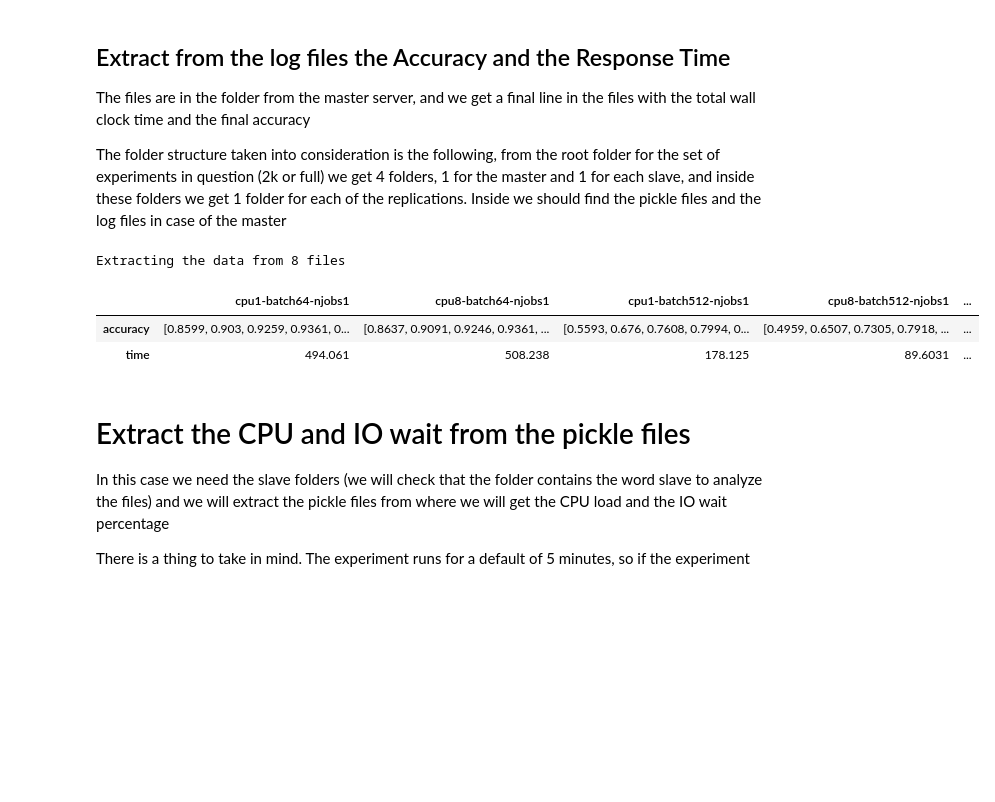
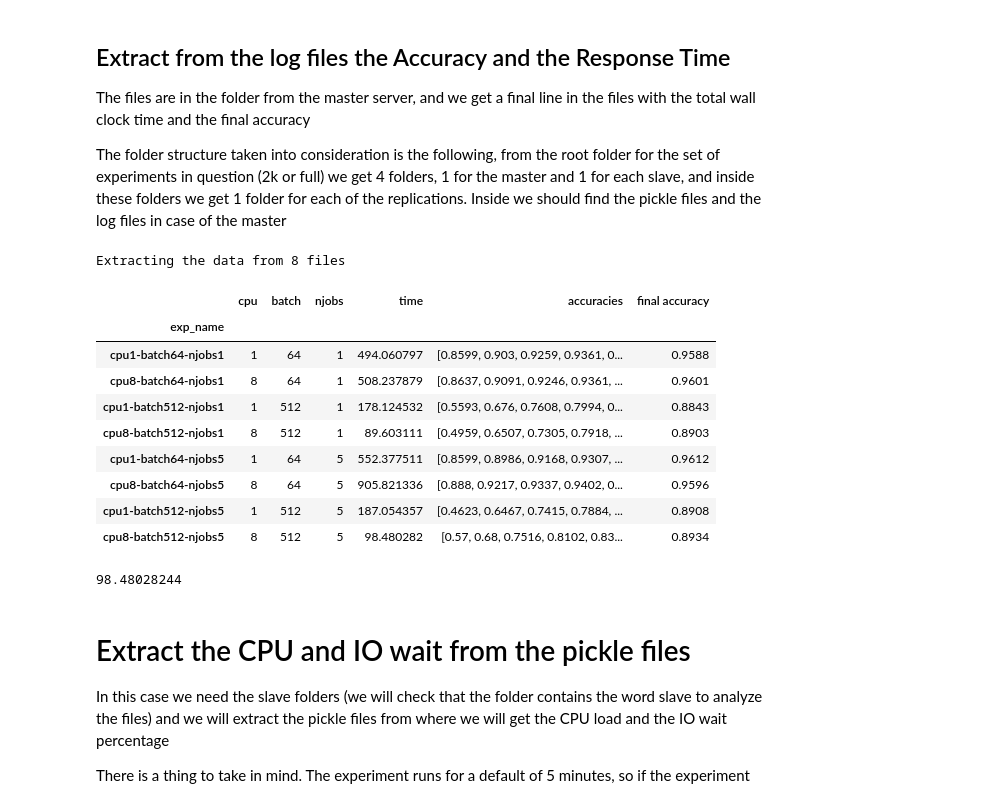
Before and after one commit to sharwinbobde/Courier-BigDL-Study, a Jupyter notebook: experiment-results.ipynb, the cells around one changed output. Saved outputs shown, nothing was run; the diff lists cells and outputs as text; code cells hidden in the pictures; blank space fills up the shorter version.

Commit message:
Kept working on experiments and the regressor

```diff
--- a/experiment-results.ipynb
+++ b/experiment-results.ipynb
@@ -35,50 +63,89 @@ pickle files and the log files in case of the master
 # %%
+
+def split_name(exp_name: str) -> (int, int, int):
+    """Given the name of the file give back the settings of the experiment"""
+    parts = exp_name.split('-')
+    cpu = int(parts[0].replace('cpu', '').strip())
+    batch = int(parts[1].replace('batch', '').strip())
+    njobs = int(parts[2].replace('njobs', '').strip())
+
+    return cpu, batch, njobs
+
 # Read the folder os the master and search for the accuracy to build the dictionary
 # Right now for testing it just has one replication
 
 # This is the path we should change to either analyze the 2k or the full factorial
 path_root_master = './experiments/master/'
 
 # get the log files
 logs = glob.glob(os.path.join(path_root_master, '*.log'))
 
-# Extract the accuracy and the time
-results = defaultdict(dict)
+# Get a dict ready to transform into a dataframe for training of the
+# model and representation
+results = {
+    'exp_name': [],
+    'cpu': [],
+    'batch': [],
+    'njobs': [],
+    'time': [],
+    'accuracies':[],
+    'final accuracy': []
+}
 # Just take the final valuie for the ANOVA test
-res_final = defaultdict(dict)
+# res_final = defaultdict(dict)
+
 
 
 print(f'Extracting the data from {len(logs)} files')
 for log in logs:
     acc = []
     with open(log, 'r') as f:
         for line in f:
             if 'Top1Accuracy is Accuracy' in line:
                 _accuracy = line.strip().split(']')[-1].split(',')[-1].split(':')[-1].replace(')', '')
                 acc.append(float(_accuracy.strip()))
                 if len(acc) == 10:
                     # Then save the time here
                     time = float(line.strip().split(']')[-2].split('[')[-1].split(' ')[-1].replace('s', ''))
-
+                    break
     # Add the results to the dictionary
     variables = log.split('-')[1:]
     name = '-'.join(variables).replace('.log', '')
-    results[name]['accuracy'] = acc
-    results[name]['time'] = time
+    cpu, batch, njobs = split_name(name)
+    # set all the columns
+    results['cpu'].append(cpu)
+    results['batch'].append(batch)
+    results['njobs'].append(njobs)
+    results['accuracies'].append(acc)
+    results['time'].append(time)
+    results['final accuracy'].append(acc[-1])
+    results['exp_name'].append(name)
 
-    # Fill in the anova dictionary too
-    res_final[name]['time'] = time
-    res_final[name]['accuracy'] = acc[-1]
+    # # Fill in the anova dictionary too
+    # res_final[name]['time'] = time
+    # res_final[name]['accuracy'] = acc[-1]
 
-df = pd.DataFrame(results)
+results_df = pd.DataFrame(results)
+results_df = results_df.set_index('exp_name')
 
 # We should get the last accuracy to run ANOVA but to plot this is better
-df
+results_df
 # %% [output]
 Extracting the data from 8 files
-|  | cpu1-batch64-njobs1 | cpu8-batch64-njobs1 | cpu1-batch512-njobs1 | cpu8-batch512-njobs1 | ... |
-| accuracy | [0.8599, 0.903, 0.9259, 0.9361, 0... | [0.8637, 0.9091, 0.9246, 0.9361, ... | [0.5593, 0.676, 0.7608, 0.7994, 0... | [0.4959, 0.6507, 0.7305, 0.7918, ... | ... |
-| time | 494.061 | 508.238 | 178.125 | 89.6031 | ... |
+|  | cpu | batch | njobs | time | accuracies | final accuracy |
+| exp_name |  |  |  |  |  |  |
+| cpu1-batch64-njobs1 | 1 | 64 | 1 | 494.060797 | [0.8599, 0.903, 0.9259, 0.9361, 0... | 0.9588 |
+| cpu8-batch64-njobs1 | 8 | 64 | 1 | 508.237879 | [0.8637, 0.9091, 0.9246, 0.9361, ... | 0.9601 |
+| cpu1-batch512-njobs1 | 1 | 512 | 1 | 178.124532 | [0.5593, 0.676, 0.7608, 0.7994, 0... | 0.8843 |
+| cpu8-batch512-njobs1 | 8 | 512 | 1 | 89.603111 | [0.4959, 0.6507, 0.7305, 0.7918, ... | 0.8903 |
+| cpu1-batch64-njobs5 | 1 | 64 | 5 | 552.377511 | [0.8599, 0.8986, 0.9168, 0.9307, ... | 0.9612 |
+| cpu8-batch64-njobs5 | 8 | 64 | 5 | 905.821336 | [0.888, 0.9217, 0.9337, 0.9402, 0... | 0.9596 |
+| cpu1-batch512-njobs5 | 1 | 512 | 5 | 187.054357 | [0.4623, 0.6467, 0.7415, 0.7884, ... | 0.8908 |
+| cpu8-batch512-njobs5 | 8 | 512 | 5 | 98.480282 | [0.57, 0.68, 0.7516, 0.8102, 0.83... | 0.8934 |
+# %%
+results_df.loc['cpu8-batch512-njobs5', 'time']
+# %% [output]
+98.48028244
 # %% [markdown]
 # Extract the CPU and IO wait from the pickle files
 
```
Also changed, not shown: parts of 9 cells of this notebook, 2 other files.
